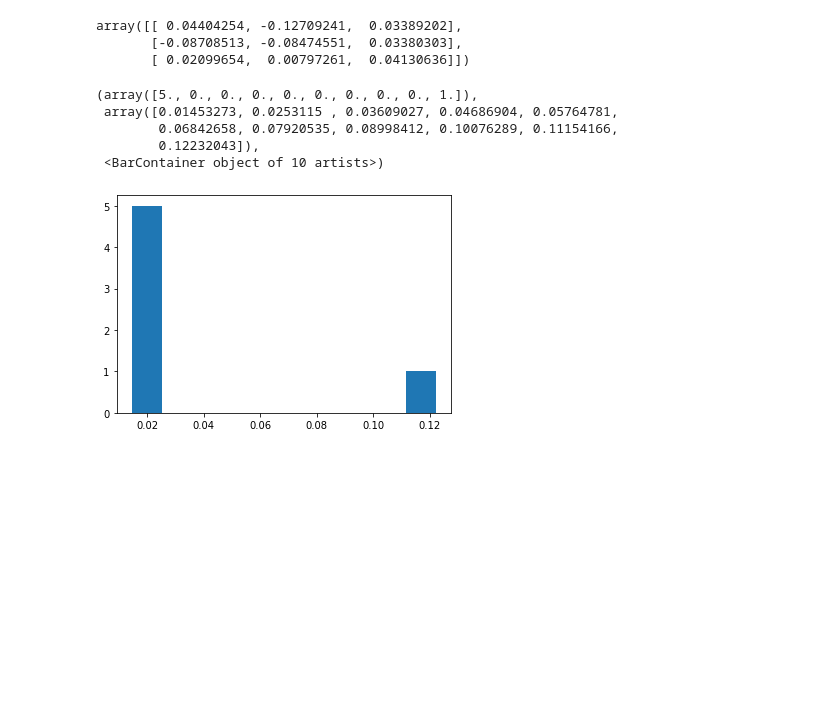
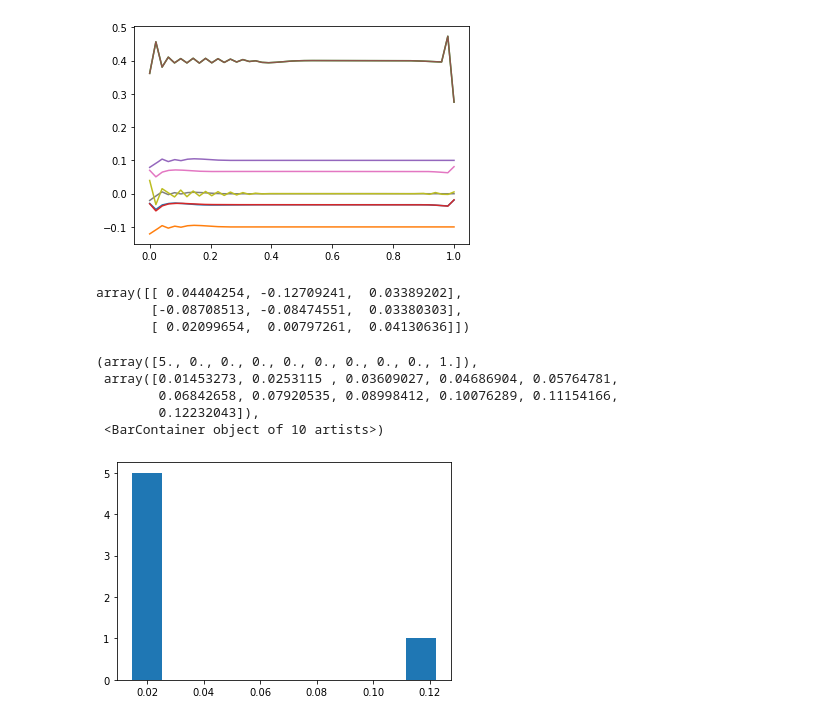
Before and after one commit to krishpop/benchmark-rrc, a Jupyter notebook: notebooks/test-grasp.ipynb, the cells around one changed output. Drawn from its saved outputs; the diff is of its cells as text; code cells hidden in the pictures; blank space fills up the shorter version.

Commit message:
updated grasp test

```diff
--- a/notebooks/test-grasp.ipynb
+++ b/notebooks/test-grasp.ipynb
@@ -34,0 +58,6 @@ for i in range(n_episodes):
+# %%
+policy = lambda obs: np.array([0,0,1., 0,0,0])
+# %%
+while not d:
+    delta_x = policy(obs).copy()
+    obs, r, d, i = env.step(policy(obs))
@@ -35,3 +80,11 @@ for i in range(n_episodes):
+# %%
+d0, d1 = np.load('../tests/test.npz'), np.load('../tests/test_ki_0.110.npz')
+# %%
+_, k = d0['ft_wf_traj'].shape
+for i in range(k):
+    plt.plot(np.linspace(0, 1, len(d0['ft_wf_traj'])), d0['ft_wf_traj'][:, i])
+# %% [output]
+[figure, added]
 # %%
 # obs = env.reset()
 # current_tip_pos = env.prev_observation['observation']['tip_positions']
```
Also changed, not shown: parts of 8 cells of this notebook, 10 other files.
